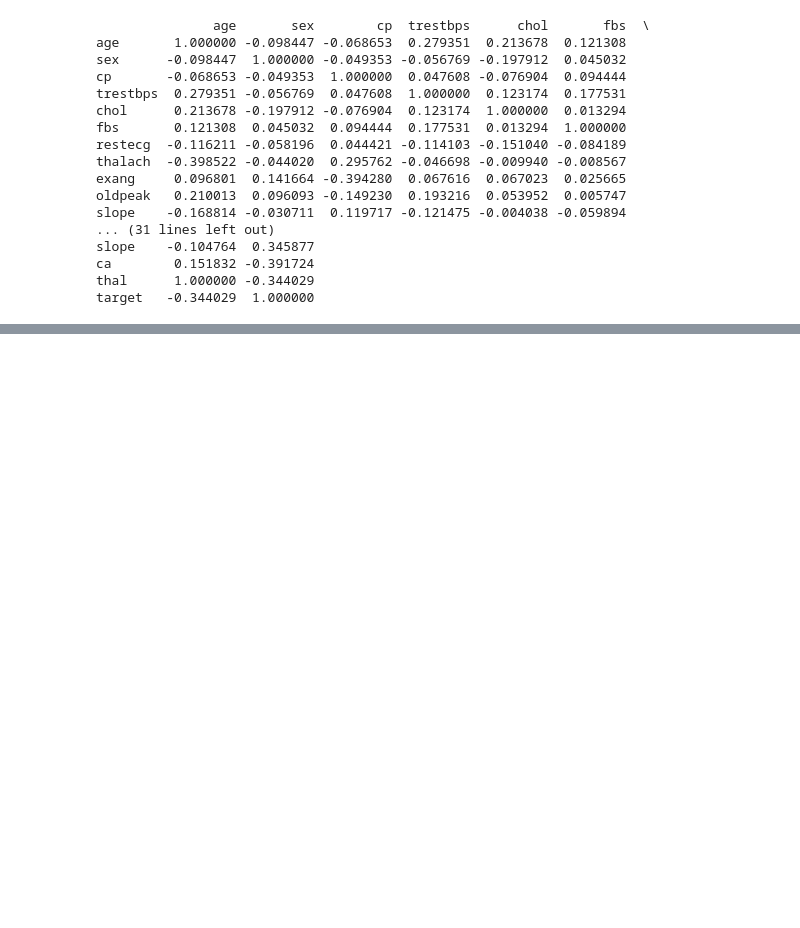
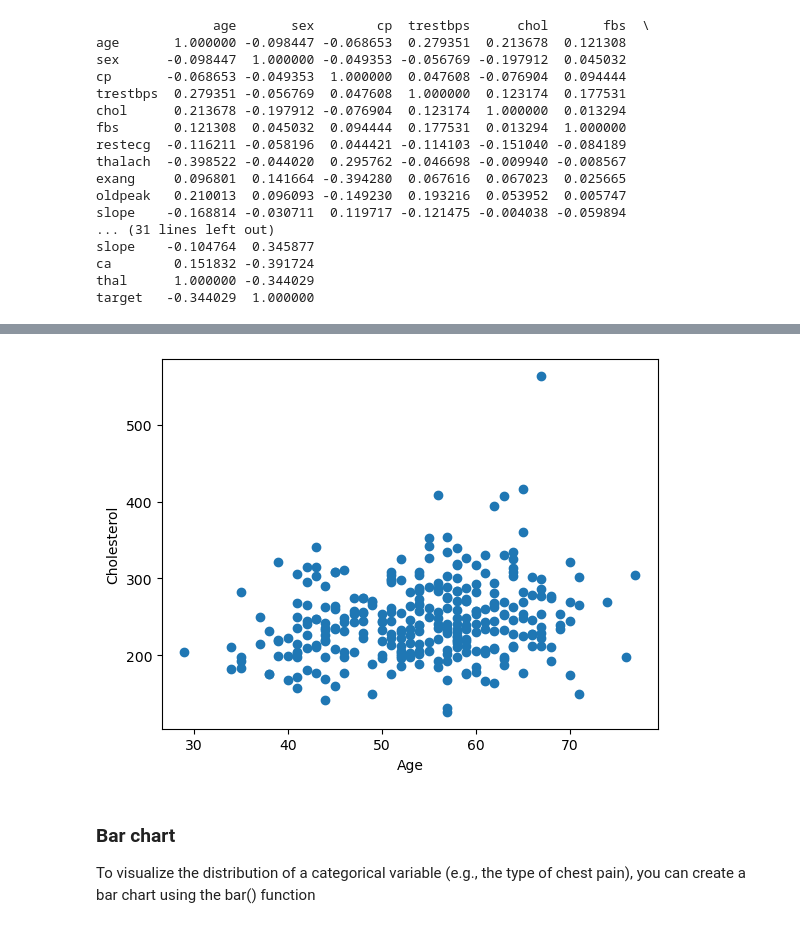
Before and after one commit to jpatel98/heart-disease-analysis, a Jupyter notebook: heart-disease-analysis.ipynb, the cells around one changed output, grey strips where cells are left out. Saved outputs shown, nothing was run; the diff lists cells and outputs as text; code cells hidden in the pictures; blank space fills up the shorter version.

```diff
--- a/heart-disease-analysis.ipynb
+++ b/heart-disease-analysis.ipynb
@@ -155,0 +196,11 @@ We can visualize the correlation matrix as a heatmap using the heatmap() functio
+# %%
+# Create a scatter plot of age vs. cholesterol
+plt.scatter(data['age'], data['chol'])
+plt.xlabel('Age')
+plt.ylabel('Cholesterol')
+plt.show()
+# %% [output]
+[figure, added]
+# %% [markdown]
+### Bar chart
+To visualize the distribution of a categorical variable (e.g., the type of chest pain), you can create a bar chart using the bar() function
```
Also changed, not shown: parts of 7 cells of this notebook.
